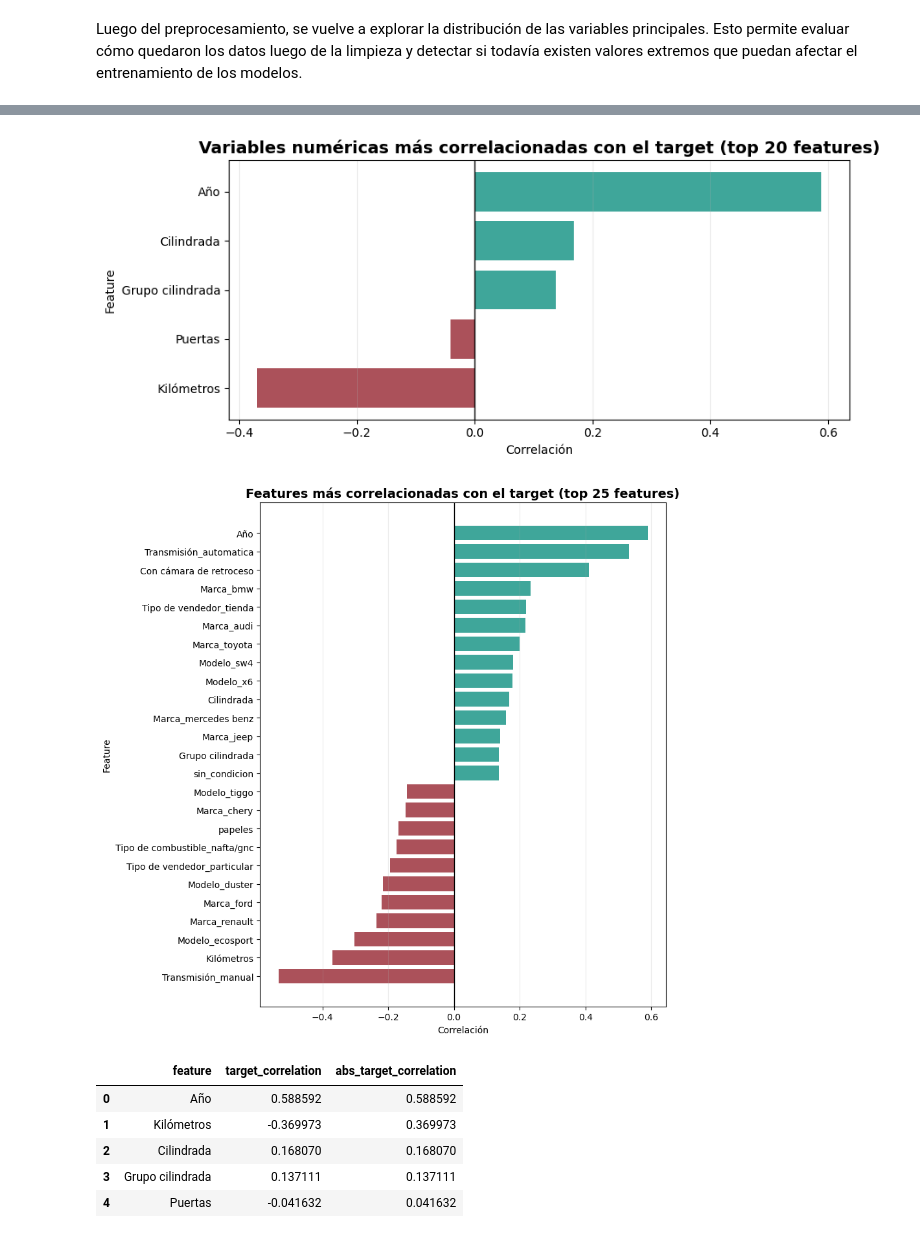
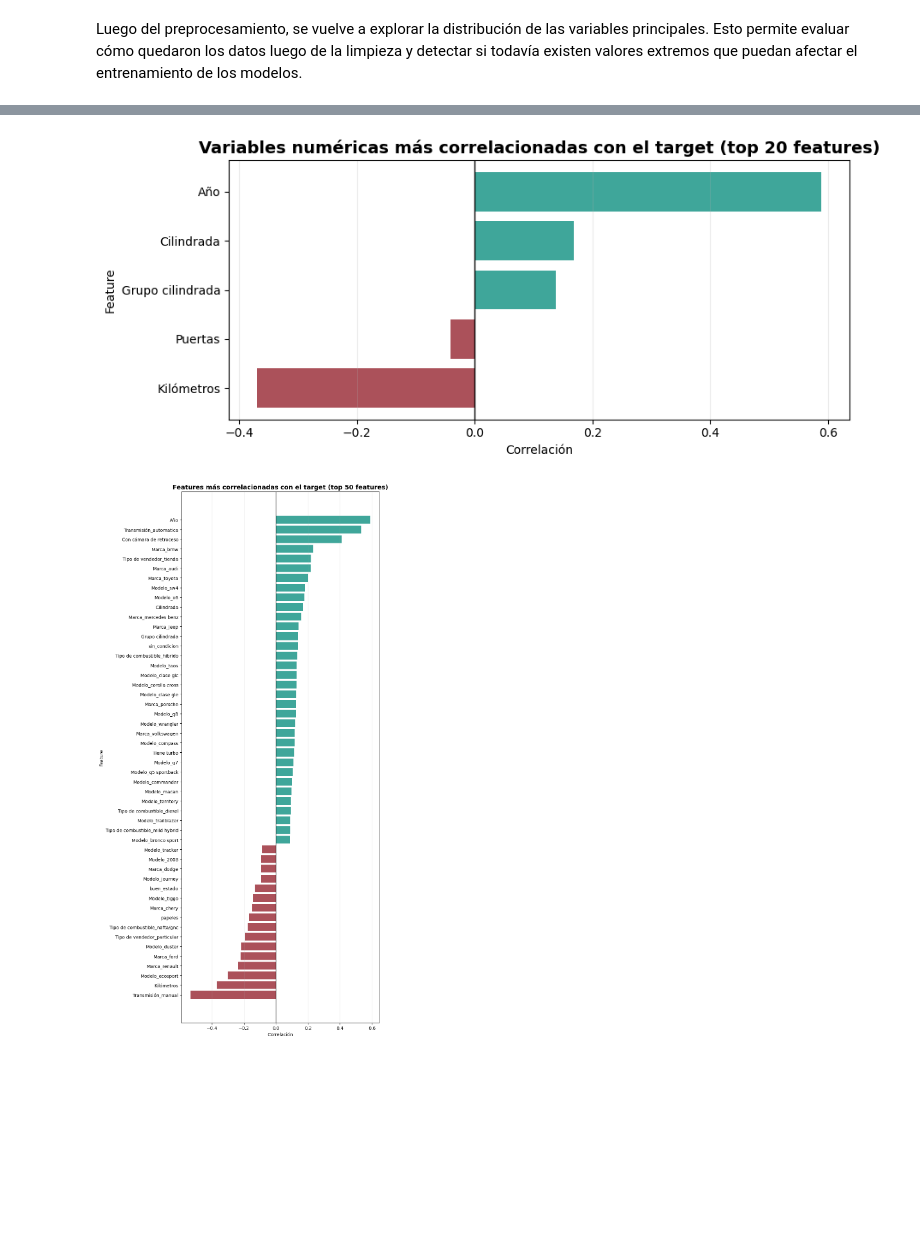
Before and after one commit to abrildiaco/TP_Final_ML, a Jupyter notebook: notebooks/eda.ipynb, the cells around one changed output, grey strips where cells are left out. Cells and saved outputs as stored; diff of their text form; code cells hidden in the pictures; blank space fills up the shorter version.

```diff
--- a/notebooks/eda.ipynb
+++ b/notebooks/eda.ipynb
@@ -1390,34 +1390,25 @@ Luego del preprocesamiento, se vuelve a explorar la distribución de las variabl
 # %%
 train_encoded = visual.build_plot_dataset(X_train_encoded, y_train)
 
 visual.plot_numeric_and_binary_correlation_heatmap(
     train_encoded,
     title="Correlación de variables numéricas y binarias no one-hot",
 )
 
 numeric_corr_table = visual.plot_top_target_correlations(
     train_encoded,
     feature_type="numeric",
     top_n=20,
     title="Variables numéricas más correlacionadas con el target",
 )
 
 all_corr_table = visual.plot_top_target_correlations(
     train_encoded,
     feature_type="both",
     top_n=25,
     title="Features más correlacionadas con el target",
 )
-
-display(numeric_corr_table.head(20))
-display(all_corr_table.head(25))
 # %% [output]
 [figure]
 [figure]
-[figure, old version]
+[figure, new version]
-|  | feature | target_correlation | abs_target_correlation |
-| 0 | Año | 0.588592 | 0.588592 |
-| 1 | Kilómetros | -0.369973 | 0.369973 |
-| 2 | Cilindrada | 0.168070 | 0.168070 |
-| 3 | Grupo cilindrada | 0.137111 | 0.137111 |
-| 4 | Puertas | -0.041632 | 0.041632 |
```
Also changed, not shown: parts of 1 cell of this notebook.
